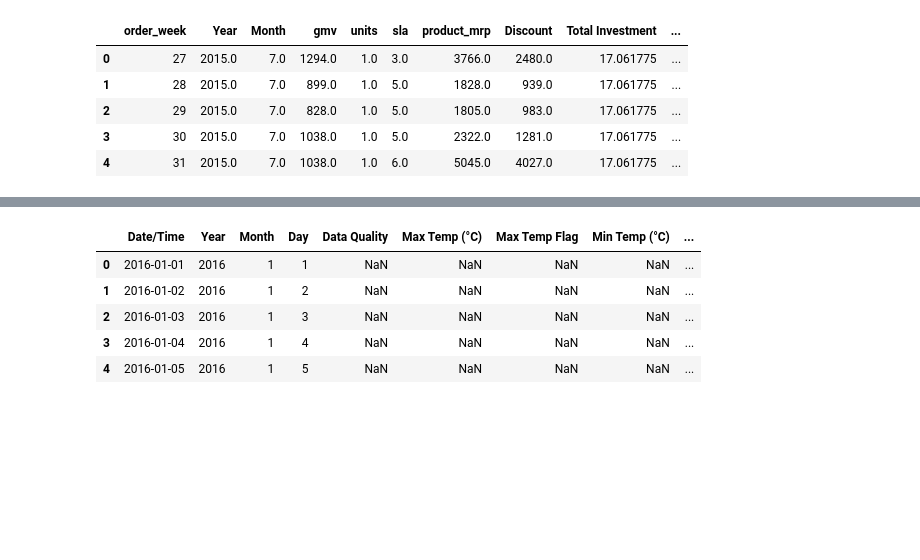
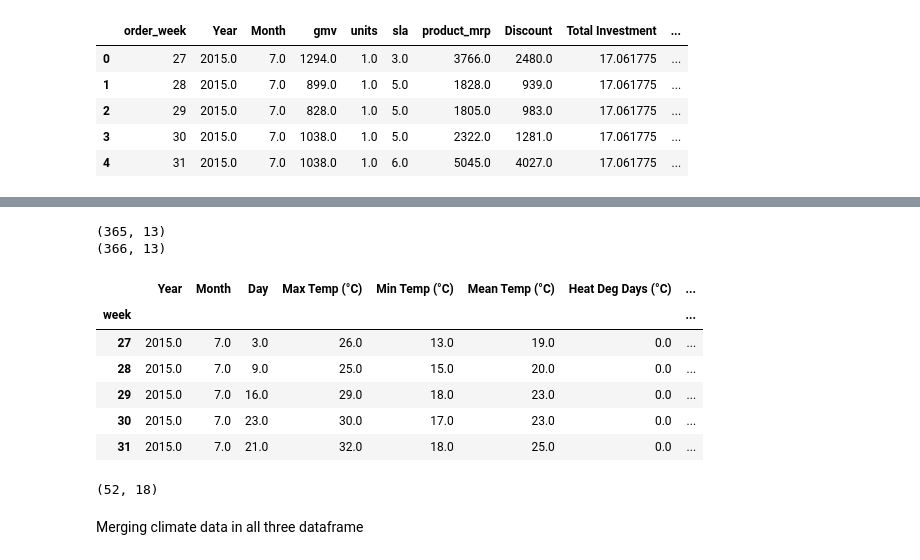
Before and after one commit to Anirudhakumar/DS-, a Jupyter notebook: Copy_of_MarketMixModeling.ipynb, the cells around one changed output, grey strips where cells are left out. Drawn from its saved outputs; the diff is of its cells as text; code cells hidden in the pictures; blank space fills up the shorter version.

```diff
--- a/Copy_of_MarketMixModeling.ipynb
+++ b/Copy_of_MarketMixModeling.ipynb
@@ -386,0 +446,7 @@ climate_2015.head()
+# %%
+#printing shape of both the dataframe
+print(climate_2015.shape)
+print(climate_2016.shape)
+# %% [output]
+(365, 13)
+(366, 13)
@@ -387,9 +460,25 @@ climate_2015.head()
+# %%
+climate['Date/Time'] = pd.to_datetime(climate['Date/Time'],errors='coerce')
+# %%
+climate['week'] = climate['Date/Time'].dt.week
+climate.loc[(climate.Year == 2016) & (climate['Date/Time'].dt.week !=53), 'week'] = 53+climate['Date/Time'].dt.week
+# %%
+climate.drop("index",axis=1,inplace=True)
+# %%
+gropped_climate=round(climate.groupby("week").mean())
 # %%
-climate_2016.head()
+gropped_climate.head()
 # %% [output]
-|  | Date/Time | Year | Month | Day | Data Quality | Max Temp (°C) | Max Temp Flag | Min Temp (°C) | ... |
-| 0 | 2016-01-01 | 2016 | 1 | 1 | NaN | NaN | NaN | NaN | ... |
-| 1 | 2016-01-02 | 2016 | 1 | 2 | NaN | NaN | NaN | NaN | ... |
-| 2 | 2016-01-03 | 2016 | 1 | 3 | NaN | NaN | NaN | NaN | ... |
-| 3 | 2016-01-04 | 2016 | 1 | 4 | NaN | NaN | NaN | NaN | ... |
-| 4 | 2016-01-05 | 2016 | 1 | 5 | NaN | NaN | NaN | NaN | ... |
+|  | Year | Month | Day | Max Temp (°C) | Min Temp (°C) | Mean Temp (°C) | Heat Deg Days (°C) | ... |
+| week |  |  |  |  |  |  |  | ... |
+| 27 | 2015.0 | 7.0 | 3.0 | 26.0 | 13.0 | 19.0 | 0.0 | ... |
+| 28 | 2015.0 | 7.0 | 9.0 | 25.0 | 15.0 | 20.0 | 0.0 | ... |
+| 29 | 2015.0 | 7.0 | 16.0 | 29.0 | 18.0 | 23.0 | 0.0 | ... |
+| 30 | 2015.0 | 7.0 | 23.0 | 30.0 | 17.0 | 23.0 | 0.0 | ... |
+| 31 | 2015.0 | 7.0 | 21.0 | 32.0 | 18.0 | 25.0 | 0.0 | ... |
+# %%
+camedia.shape
+# %% [output]
+(52, 18)
+# %% [markdown]
+Merging climate data in all three dataframe
```
Also changed, not shown: parts of 15 cells of this notebook.
